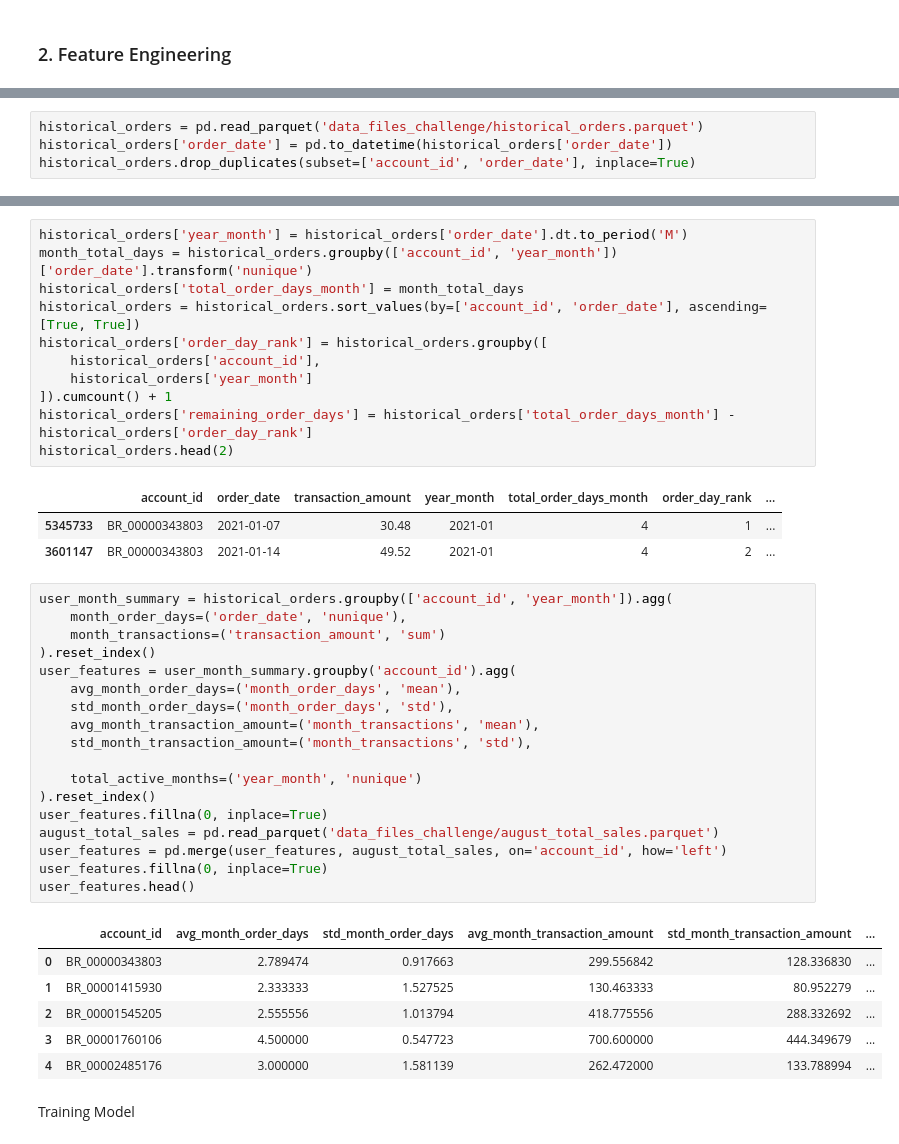
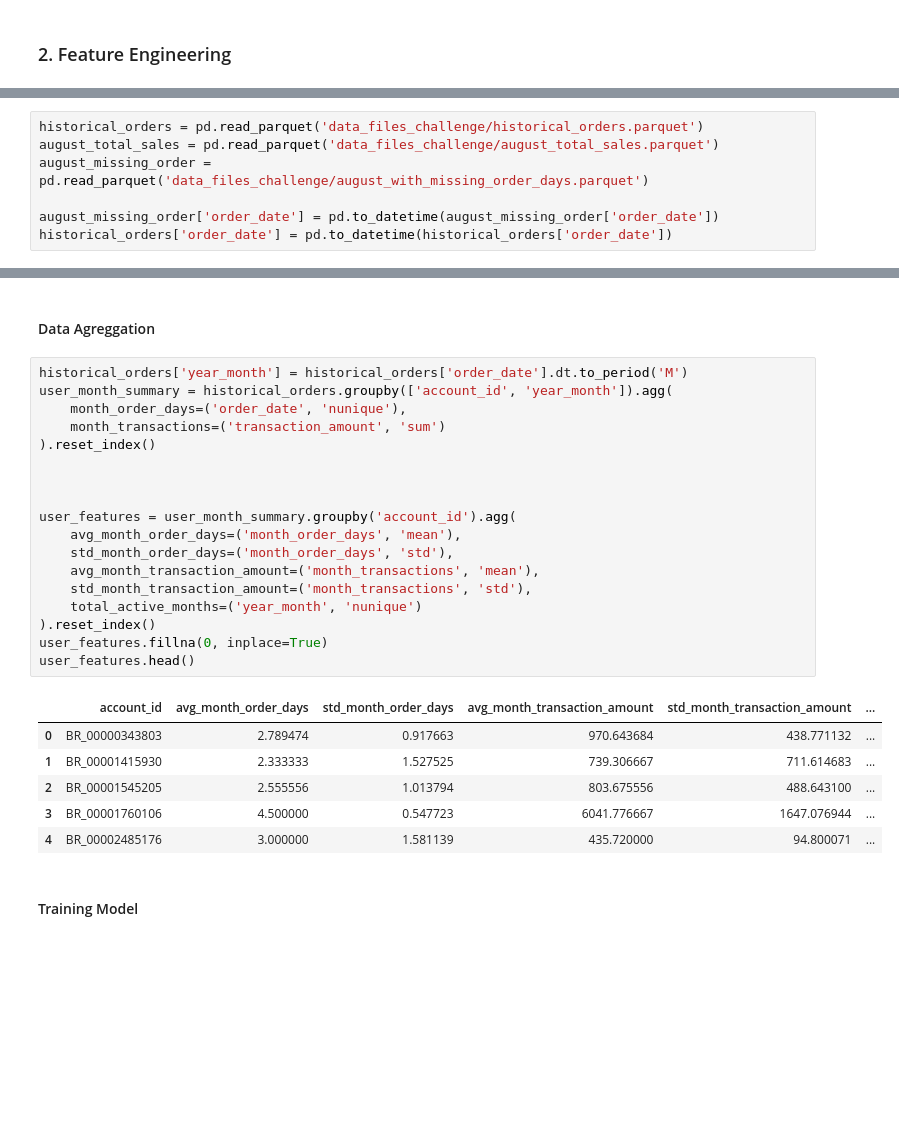
Before and after one commit to LuyzaDomingos/abinbev-bees-challenge, a Jupyter notebook: abinbev_bees_challenge.ipynb, the cells around one changed output, grey strips where cells are left out. Cells and saved outputs as stored; diff of their text form; blank space fills up the shorter version.

Commit message:
Feature Engineering
code refactoring, ML model and prediction

```diff
--- a/abinbev_bees_challenge.ipynb
+++ b/abinbev_bees_challenge.ipynb
@@ -346,4 +349,7 @@ from sklearn.metrics import mean_squared_error, mean_absolute_error
 # %%
 historical_orders = pd.read_parquet('data_files_challenge/historical_orders.parquet')
+august_total_sales = pd.read_parquet('data_files_challenge/august_total_sales.parquet')
+august_missing_order = pd.read_parquet('data_files_challenge/august_with_missing_order_days.parquet')
+
+august_missing_order['order_date'] = pd.to_datetime(august_missing_order['order_date'])
 historical_orders['order_date'] = pd.to_datetime(historical_orders['order_date'])
-historical_orders.drop_duplicates(subset=['account_id', 'order_date'], inplace=True)
@@ -377,43 +356,30 @@ historical_orders[historical_orders.duplicated(keep = False)]
-# %%
-historical_orders['year_month'] = historical_orders['order_date'].dt.to_period('M')
-month_total_days = historical_orders.groupby(['account_id', 'year_month'])['order_date'].transform('nunique')
-historical_orders['total_order_days_month'] = month_total_days
-historical_orders = historical_orders.sort_values(by=['account_id', 'order_date'], ascending=[True, True])
-historical_orders['order_day_rank'] = historical_orders.groupby([
-    historical_orders['account_id'],
-    historical_orders['year_month']
-]).cumcount() + 1
-historical_orders['remaining_order_days'] = historical_orders['total_order_days_month'] - historical_orders['order_day_rank']
-historical_orders.head(2)
-# %% [output]
-|  | account_id | order_date | transaction_amount | year_month | total_order_days_month | order_day_rank | ... |
-| 5345733 | BR_00000343803 | 2021-01-07 | 30.48 | 2021-01 | 4 | 1 | ... |
-| 3601147 | BR_00000343803 | 2021-01-14 | 49.52 | 2021-01 | 4 | 2 | ... |
+# %% [markdown]
+#### Data Agreggation
 # %%
+historical_orders['year_month'] = historical_orders['order_date'].dt.to_period('M')
 user_month_summary = historical_orders.groupby(['account_id', 'year_month']).agg(
     month_order_days=('order_date', 'nunique'),
     month_transactions=('transaction_amount', 'sum')
 ).reset_index()
+
+
+
 user_features = user_month_summary.groupby('account_id').agg(
     avg_month_order_days=('month_order_days', 'mean'),
     std_month_order_days=('month_order_days', 'std'),
     avg_month_transaction_amount=('month_transactions', 'mean'),
     std_month_transaction_amount=('month_transactions', 'std'),
-
     total_active_months=('year_month', 'nunique')
 ).reset_index()
 user_features.fillna(0, inplace=True)
-august_total_sales = pd.read_parquet('data_files_challenge/august_total_sales.parquet')
-user_features = pd.merge(user_features, august_total_sales, on='account_id', how='left')
-user_features.fillna(0, inplace=True)
 user_features.head()
 # %% [output]
 |  | account_id | avg_month_order_days | std_month_order_days | avg_month_transaction_amount | std_month_transaction_amount | ... |
-| 0 | BR_00000343803 | 2.789474 | 0.917663 | 299.556842 | 128.336830 | ... |
-| 1 | BR_00001415930 | 2.333333 | 1.527525 | 130.463333 | 80.952279 | ... |
-| 2 | BR_00001545205 | 2.555556 | 1.013794 | 418.775556 | 288.332692 | ... |
-| 3 | BR_00001760106 | 4.500000 | 0.547723 | 700.600000 | 444.349679 | ... |
-| 4 | BR_00002485176 | 3.000000 | 1.581139 | 262.472000 | 133.788994 | ... |
+| 0 | BR_00000343803 | 2.789474 | 0.917663 | 970.643684 | 438.771132 | ... |
+| 1 | BR_00001415930 | 2.333333 | 1.527525 | 739.306667 | 711.614683 | ... |
+| 2 | BR_00001545205 | 2.555556 | 1.013794 | 803.675556 | 488.643100 | ... |
+| 3 | BR_00001760106 | 4.500000 | 0.547723 | 6041.776667 | 1647.076944 | ... |
+| 4 | BR_00002485176 | 3.000000 | 1.581139 | 435.720000 | 94.800071 | ... |
 # %% [markdown]
-Training Model
+#### Training Model
 # %%
```
Also changed, not shown: parts of 13 cells of this notebook.
